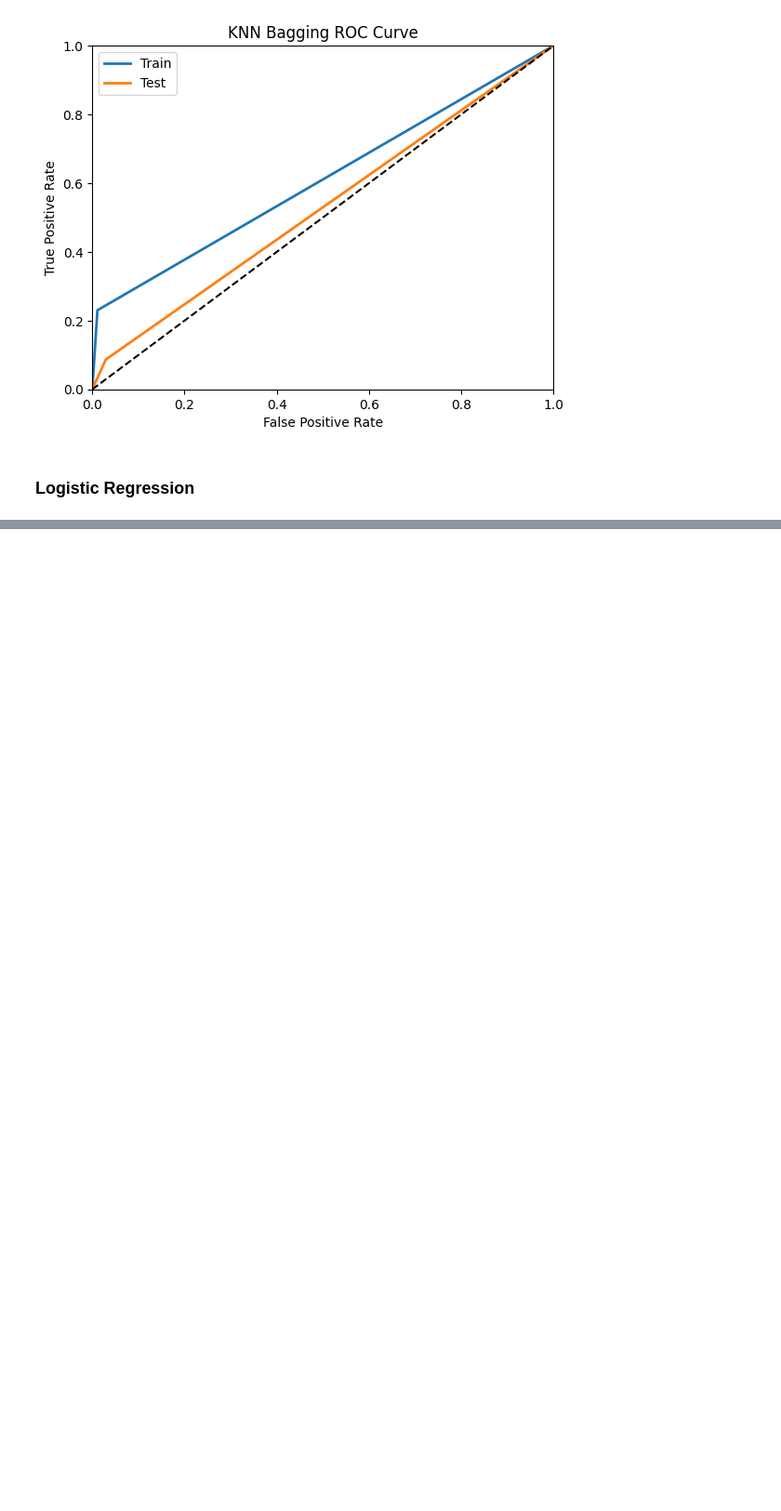
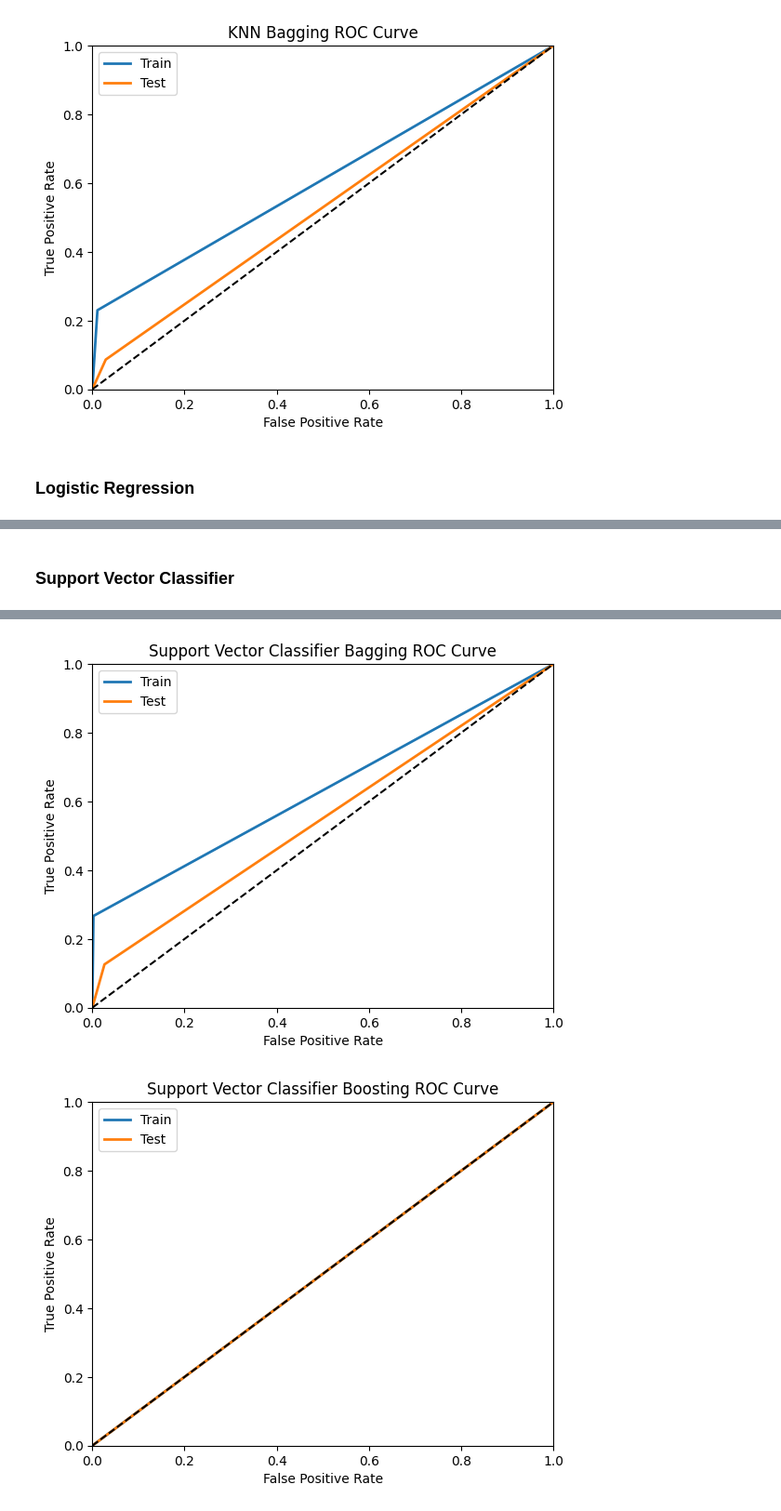
Before and after one commit to Elektroblade/cpsc499aml2024_final_project_team2_ditner_and_stobbe, a Jupyter notebook: cpsc499aml2024_final_project_team2_ditner_and_stobbe.ipynb, the cells around one changed output, grey strips where cells are left out. Shown at 93% size. Drawn from its saved outputs; the diff is of its cells as text; code cells hidden in the pictures; blank space fills up the shorter version.

```diff
--- a/cpsc499aml2024_final_project_team2_ditner_and_stobbe.ipynb
+++ b/cpsc499aml2024_final_project_team2_ditner_and_stobbe.ipynb
@@ -501,0 +596,77 @@ Test ROC Score: 0.5
+# %% [markdown]
+### Support Vector Classifier
+# %%
+from sklearn.svm import SVC
+
+param_distribution_svc = [
+    {'C': [0.1, 1.0, 5.0, 10.0, 20.0]}
+]
+
+svc = SVC(random_state=0)
+grid_search_svc = RandomizedSearchCV(svc, param_distribution_svc, n_iter=10, cv=5, scoring='f1', random_state=0)
+bag_svc = BaggingClassifier(estimator=grid_search_svc, random_state=0)
+
+bag_svc.fit(X_train, y_train)
+y_train_pred_svc_bag = bag_svc.predict(X_train)
+y_test_pred_svc_bag = bag_svc.predict(X_test)
+
+bst_svc = AdaBoostClassifier(estimator=svc, random_state=0, n_estimators=5, algorithm='SAMME')
+
+bst_svc.fit(X_train, y_train)
+y_train_pred_svc_bst = bst_svc.predict(X_train)
+y_test_pred_svc_bst = bst_svc.predict(X_test)
+
+# Results
+svc_bag_acc = metrics.accuracy_score(y_test, y_test_pred_svc_bag)
+svc_bag_pre = metrics.precision_score(y_test, y_test_pred_svc_bag)
+svc_bag_rec = metrics.recall_score(y_test, y_test_pred_svc_bag)
+svc_bag_f1 = metrics.f1_score(y_test, y_test_pred_svc_bag)
+svc_bag_roc = metrics.roc_auc_score(y_test, y_test_pred_svc_bag)
+
+svc_bst_acc = metrics.accuracy_score(y_test, y_test_pred_svc_bst)
+svc_bst_pre = metrics.precision_score(y_test, y_test_pred_svc_bst)
+svc_bst_rec = metrics.recall_score(y_test, y_test_pred_svc_bst)
+svc_bst_f1 = metrics.f1_score(y_test, y_test_pred_svc_bst)
+svc_bst_roc = metrics.roc_auc_score(y_test, y_test_pred_svc_bst)
+
+# Print output of results
+print("Bagging Classifier:\n")
+print("Train Accuracy:", metrics.accuracy_score(y_train, y_train_pred_svc_bag))
+print("Test Accuracy:", svc_bag_acc)
+print("Train Precision:", metrics.precision_score(y_train, y_train_pred_svc_bag))
+print("Test Precision:", svc_bag_pre)
+print("Train Recall:", metrics.recall_score(y_train, y_train_pred_svc_bag))
+print("Test Recall:", svc_bag_rec)
+print("Train F1:", metrics.f1_score(y_train, y_train_pred_svc_bag))
+print("Test F1:", svc_bag_f1)
+print("Train ROC Score:", metrics.roc_auc_score(y_train, y_train_pred_svc_bag))
+print("Test ROC Score:", svc_bag_roc)
+print(confusion_matrix(y_test, y_test_pred_svc_bag))
+
+print("\nAda Boost Classifier:\n")
+print("Train Accuracy:", metrics.accuracy_score(y_train, y_train_pred_svc_bst))
+print("Test Accuracy:", svc_bst_acc)
+print("Train Precision:", metrics.precision_score(y_train, y_train_pred_svc_bst))
+print("Test Precision:", svc_bst_pre)
+print("Train Recall:", metrics.recall_score(y_train, y_train_pred_svc_bst))
+print("Test Recall:", svc_bst_rec)
+print("Train F1:", metrics.f1_score(y_train, y_train_pred_svc_bst))
+print("Test F1:", svc_bst_f1)
+print("Train ROC Score:", metrics.roc_auc_score(y_train, y_train_pred_svc_bst))
+print("Test ROC Score:", svc_bst_roc)
+print(confusion_matrix(y_test, y_test_pred_svc_bst))
+
+# Print ROC Curve
+
+fpr_train, tpr_train, thresholds = metrics.roc_curve(y_train, y_train_pred_svc_bag)
+fpr_test, tpr_test, thresholds = metrics.roc_curve(y_test, y_test_pred_svc_bag)
+
+plot_roc_curve(fpr_train, fpr_test, tpr_train, tpr_test, "Support Vector Classifier Bagging")
+plt.show()
+
+fpr_train, tpr_train, thresholds = metrics.roc_curve(y_train, y_train_pred_svc_bst)
+fpr_test, tpr_test, thresholds = metrics.roc_curve(y_test, y_test_pred_svc_bst)
+
+plot_roc_curve(fpr_train, fpr_test, tpr_train, tpr_test, "Support Vector Classifier Boosting")
+plt.show()
+# %% [output]
@@ -501,0 +690,2 @@ Test ROC Score: 0.5
+[figure, added]
+[figure, added]
```
Also changed, not shown: parts of 13 cells of this notebook.
